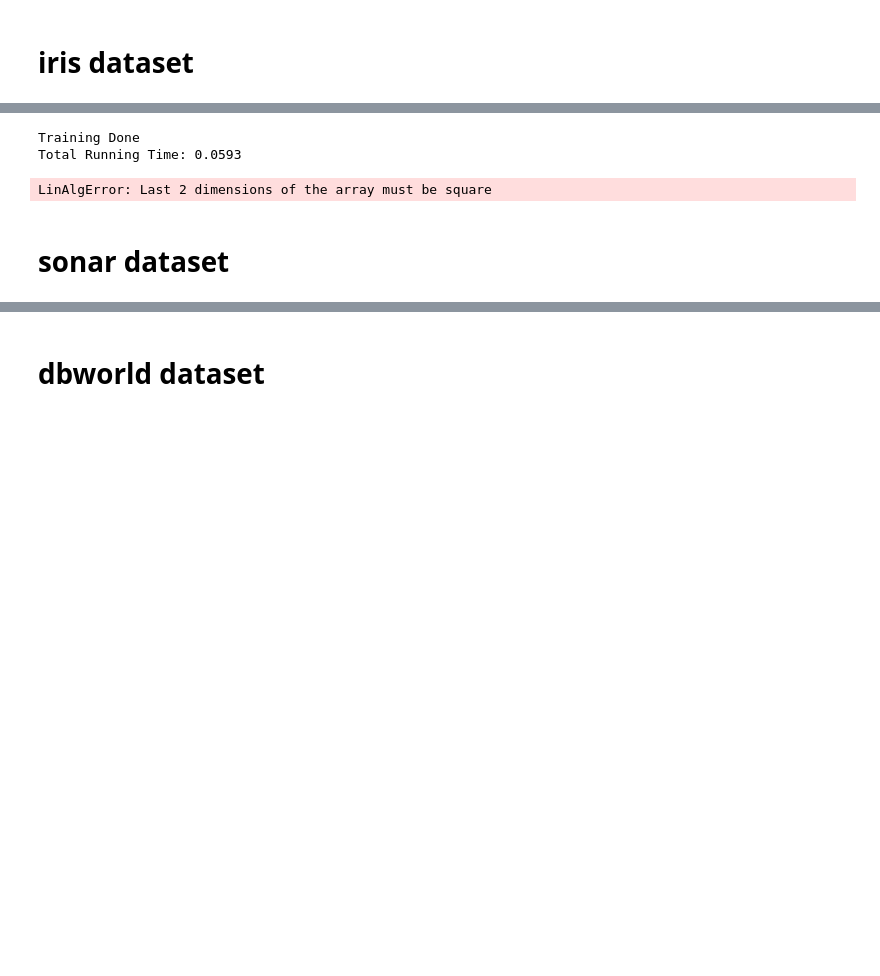
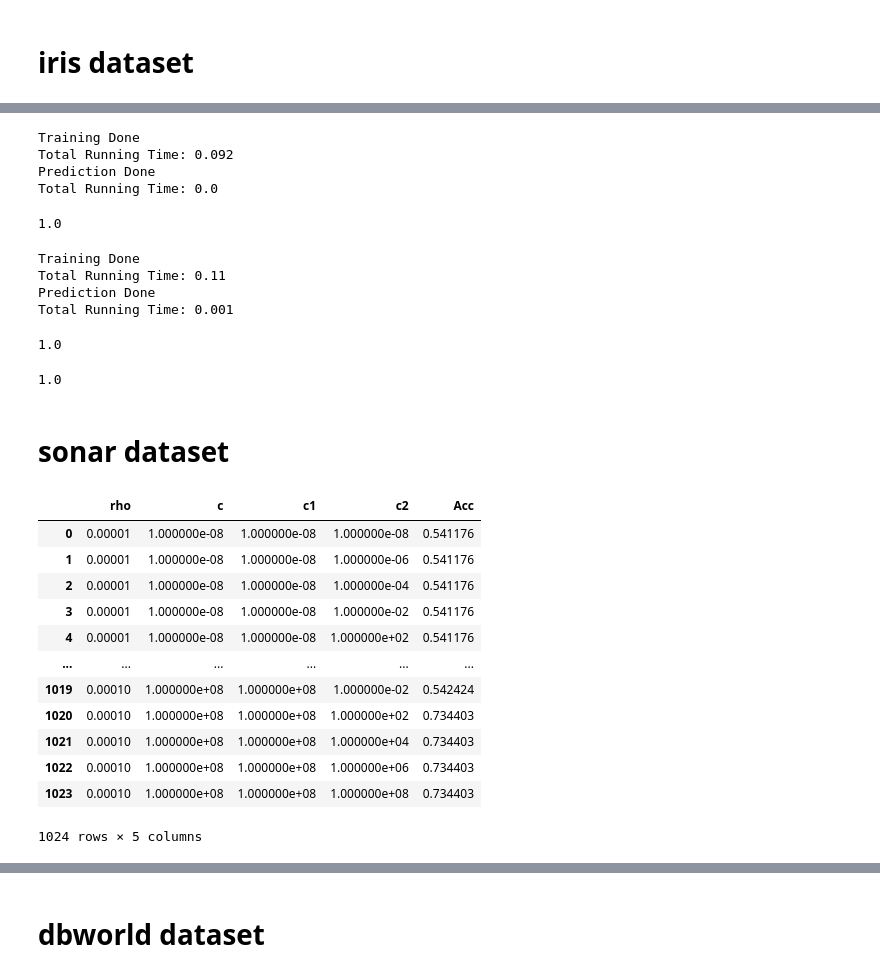
Before and after one commit to jonghyunlee1993/PDLSSVM, a Jupyter notebook: multiple_dataset_test.ipynb, the cells around one changed output, grey strips where cells are left out. Drawn from its saved outputs; the diff is of its cells as text; code cells hidden in the pictures; blank space fills up the shorter version.

```diff
--- a/multiple_dataset_test.ipynb
+++ b/multiple_dataset_test.ipynb
@@ -56,9 +82,9 @@ results_df.sort_values('Acc', ascending=False)
 # %%
 #PDLSSVM
-rho = 1e-3
-c   = 1e+8
+rho = 1e-5
+c   = 1e+6
 c1  = 1e-8
-c2  = 1e-8
+c2  = 1e+2
 
 clf = PDLSSVM(rho, c, c1, c2)
 clf.fit(X, y, verbose=True)
@@ -67,12 +93,14 @@ pred, _, _ = clf.predict(X_test, verbose=True)
 accuracy_score(y_test, pred)
 # %% [output]
 Training Done
-Total Running Time: 0.0593
+Total Running Time: 0.092
+Prediction Done
+Total Running Time: 0.0
-LinAlgError: Last 2 dimensions of the array must be square
+1.0
 # %%
 # LSSVM
-rho = 1e-4
-c   = 1e+5
+rho = 1e-5
+c   = 1e+6
 c1  = 0
 c2  = 0
 
@@ -81,6 +109,12 @@ clf.fit(X, y, verbose=True)
 pred, _, _ = clf.predict(X_test, verbose=True)
 # confusion_matrix(y_test, pred)
 accuracy_score(y_test, pred)
+# %% [output]
+Training Done
+Total Running Time: 0.11
+Prediction Done
+Total Running Time: 0.001
+1.0
 # %%
 from sklearn.svm import SVC
 
@@ -89,13 +123,15 @@ clf.fit(X, y)
 pred = clf.predict(X_test)
 # confusion_matrix(y_test, pred)
 accuracy_score(y_test, pred)
+# %% [output]
+1.0
 # %% [markdown]
 # sonar dataset
 # %%
 df = pd.read_table("data/sonar.all-data", sep=",", header=None)
 
 X = df.iloc[:, :-1].values
-y = df.iloc[:, -1].valuesa
+y = df.iloc[:, -1].values
 
 y[np.isin(y, "R")] = -1
 y[np.isin(y, "M")] = 1
@@ -109,33 +145,47 @@ c1_search_space  = [1e-8, 1e-6, 1e-4, 1e-2, 1e+2, 1e+4, 1e+6, 1e+8]
 c2_search_space  = [1e-8, 1e-6, 1e-4, 1e-2, 1e+2, 1e+4, 1e+6, 1e+8]
 
 results_dict = {"rho":[], "c": [], "c1": [], "c2": [], "Acc": []}
 kf = KFold(n_splits=5, shuffle=True, random_state=1234)
 
 for rho in tqdm(rho_search_space):
     for c in c_search_space:
         for c1 in c1_search_space:
             for c2 in c2_search_space:
                 cv_acc = []
                 for train_index, val_index in kf.split(X):
                     X_train, X_val = X[train_index], X[val_index]
                     y_train, y_val = y[train_index], y[val_index]
 
                     clf = PDLSSVM(rho, c, c1, c2)
                     clf.fit(X_train, y_train)
                     pred, _, _ = clf.predict(X_val)
                     pred.astype('int64')
 
-                    acc = accuracy_score(y_val, pred)1
+                    acc = accuracy_score(y_val, pred)
                     cv_acc.append(acc)
 
                 cv_acc = np.mean(cv_acc)
                 results_dict['rho'].append(rho)
                 results_dict['c'].append(c)
                 results_dict['c1'].append(c1)
                 results_dict['c2'].append(c2)
                 results_dict['Acc'].append(cv_acc)
 
 results_df = pd.DataFrame.from_dict(results_dict)
 results_df
+# %% [output]
+|  | rho | c | c1 | c2 | Acc |
+| 0 | 0.00001 | 1.000000e-08 | 1.000000e-08 | 1.000000e-08 | 0.541176 |
+| 1 | 0.00001 | 1.000000e-08 | 1.000000e-08 | 1.000000e-06 | 0.541176 |
+| 2 | 0.00001 | 1.000000e-08 | 1.000000e-08 | 1.000000e-04 | 0.541176 |
+| 3 | 0.00001 | 1.000000e-08 | 1.000000e-08 | 1.000000e-02 | 0.541176 |
+| 4 | 0.00001 | 1.000000e-08 | 1.000000e-08 | 1.000000e+02 | 0.541176 |
+| ... | ... | ... | ... | ... | ... |
+| 1019 | 0.00010 | 1.000000e+08 | 1.000000e+08 | 1.000000e-02 | 0.542424 |
+| 1020 | 0.00010 | 1.000000e+08 | 1.000000e+08 | 1.000000e+02 | 0.734403 |
+| 1021 | 0.00010 | 1.000000e+08 | 1.000000e+08 | 1.000000e+04 | 0.734403 |
+| 1022 | 0.00010 | 1.000000e+08 | 1.000000e+08 | 1.000000e+06 | 0.734403 |
+| 1023 | 0.00010 | 1.000000e+08 | 1.000000e+08 | 1.000000e+08 | 0.734403 |
+1024 rows × 5 columns
 # %%
 results_df.sort_values('Acc', ascending=False)
```
Also changed, not shown: parts of 16 cells of this notebook, 1 other file.
